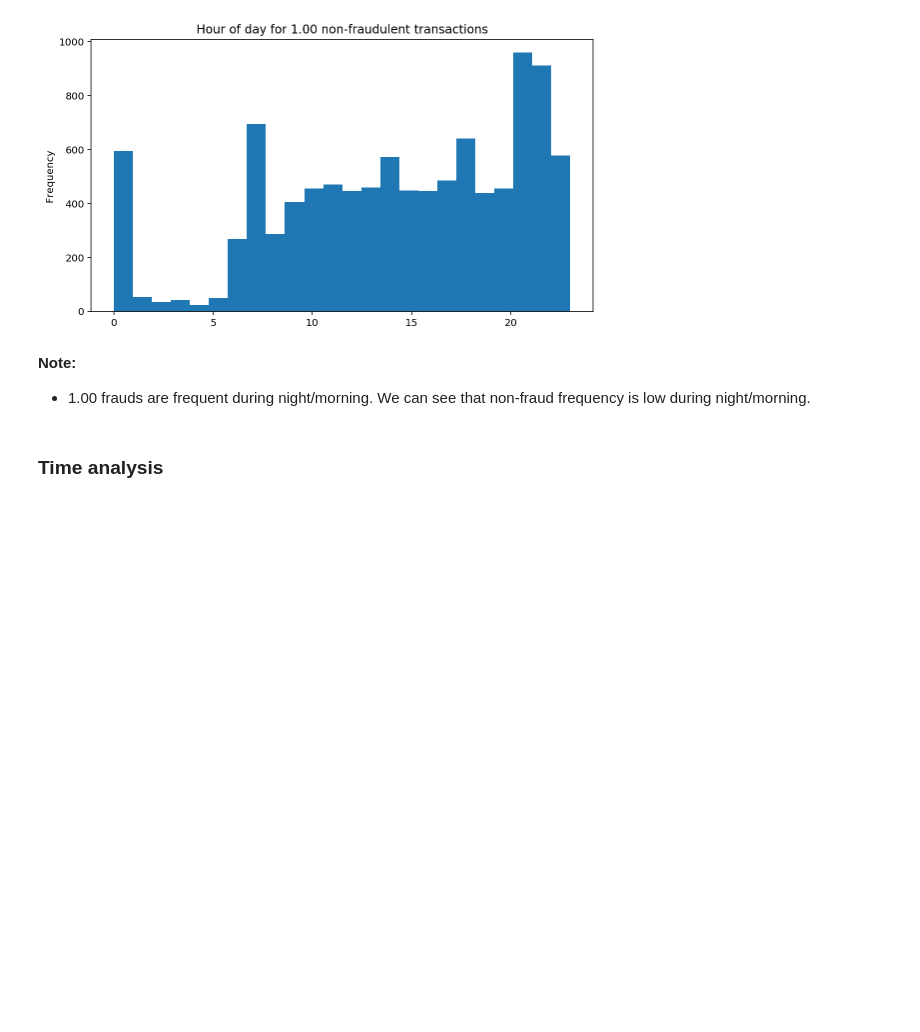
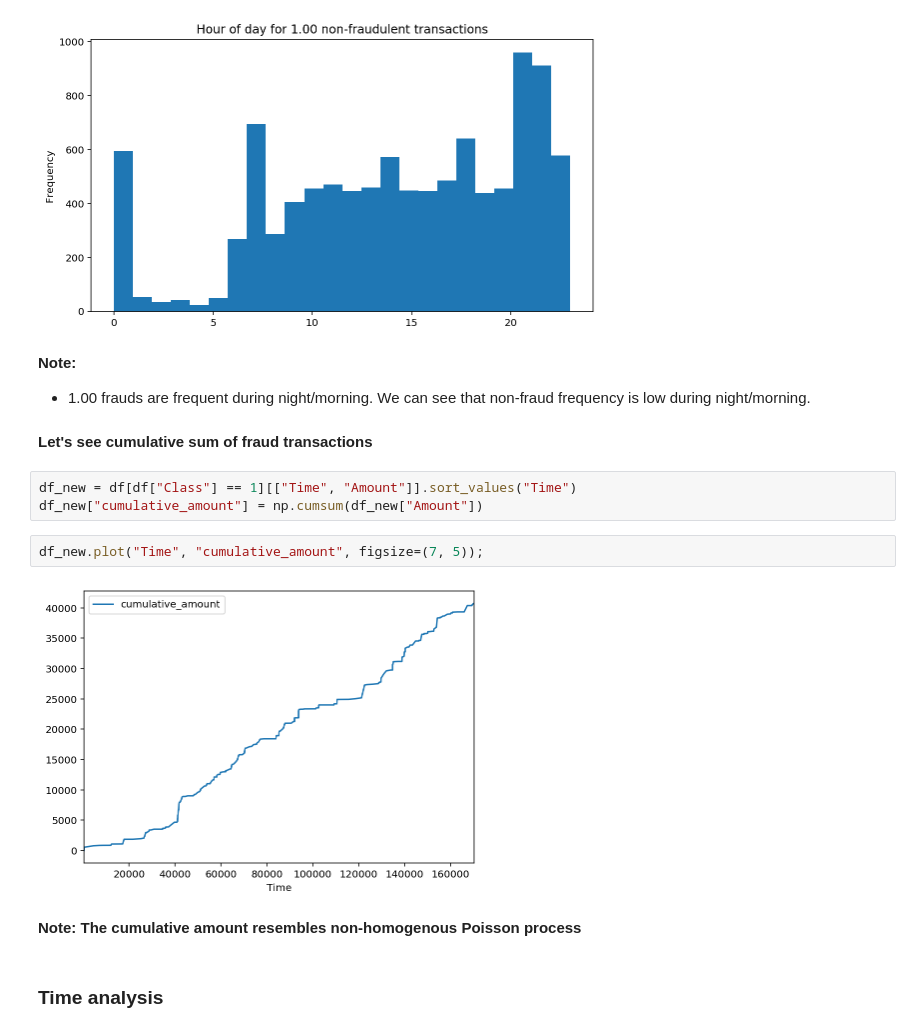
Before and after one commit to lukaszlaszczuk/Credit-Card-Fraud-Detection, a Jupyter notebook: EDA_and_Baseline_scores.ipynb, the cells around one changed output. Cells and saved outputs as stored; diff of their text form; blank space fills up the shorter version.

```diff
--- a/EDA_and_Baseline_scores.ipynb
+++ b/EDA_and_Baseline_scores.ipynb
@@ -429,6 +440,17 @@ df_no_frauds_1["hour"].plot(kind="hist",bins=24, figsize=(9,5), title="Hour of d
 # %% [markdown]
 **Note:**
 - 1.00 frauds are frequent during night/morning. We can see that non-fraud frequency is low during night/morning.
+# %% [markdown]
+**Let's see cumulative sum of fraud transactions**
+# %%
+df_new = df[df["Class"] == 1][["Time", "Amount"]].sort_values("Time")
+df_new["cumulative_amount"] = np.cumsum(df_new["Amount"])
+# %%
+df_new.plot("Time", "cumulative_amount", figsize=(7, 5));
+# %% [output]
+[figure, added]
+# %% [markdown]
+**Note: The cumulative amount resembles non-homogenous Poisson process**
 # %% [markdown]
 ### Time analysis
 # %% [markdown]
```
Also changed, not shown: parts of 10 cells of this notebook.
